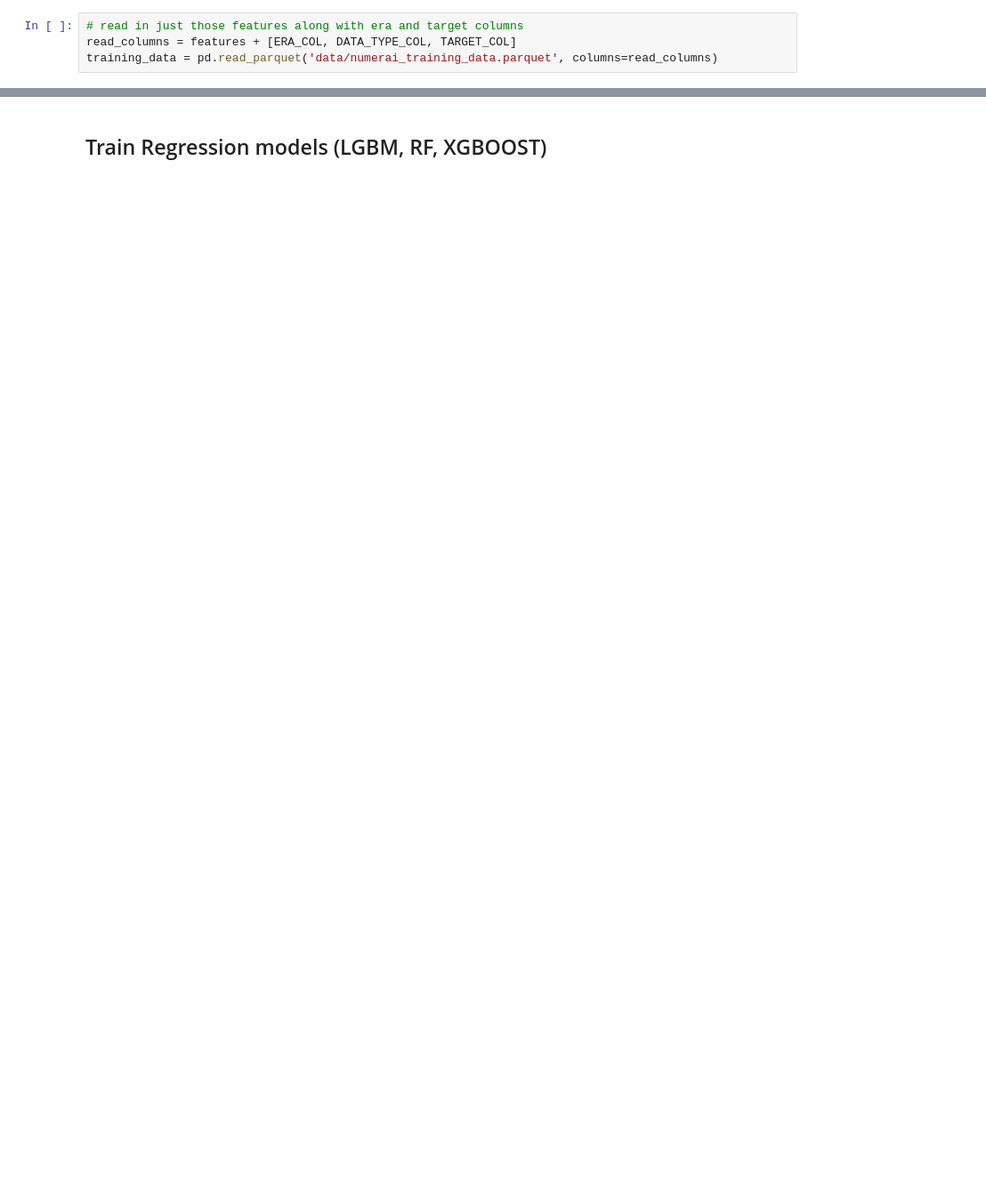
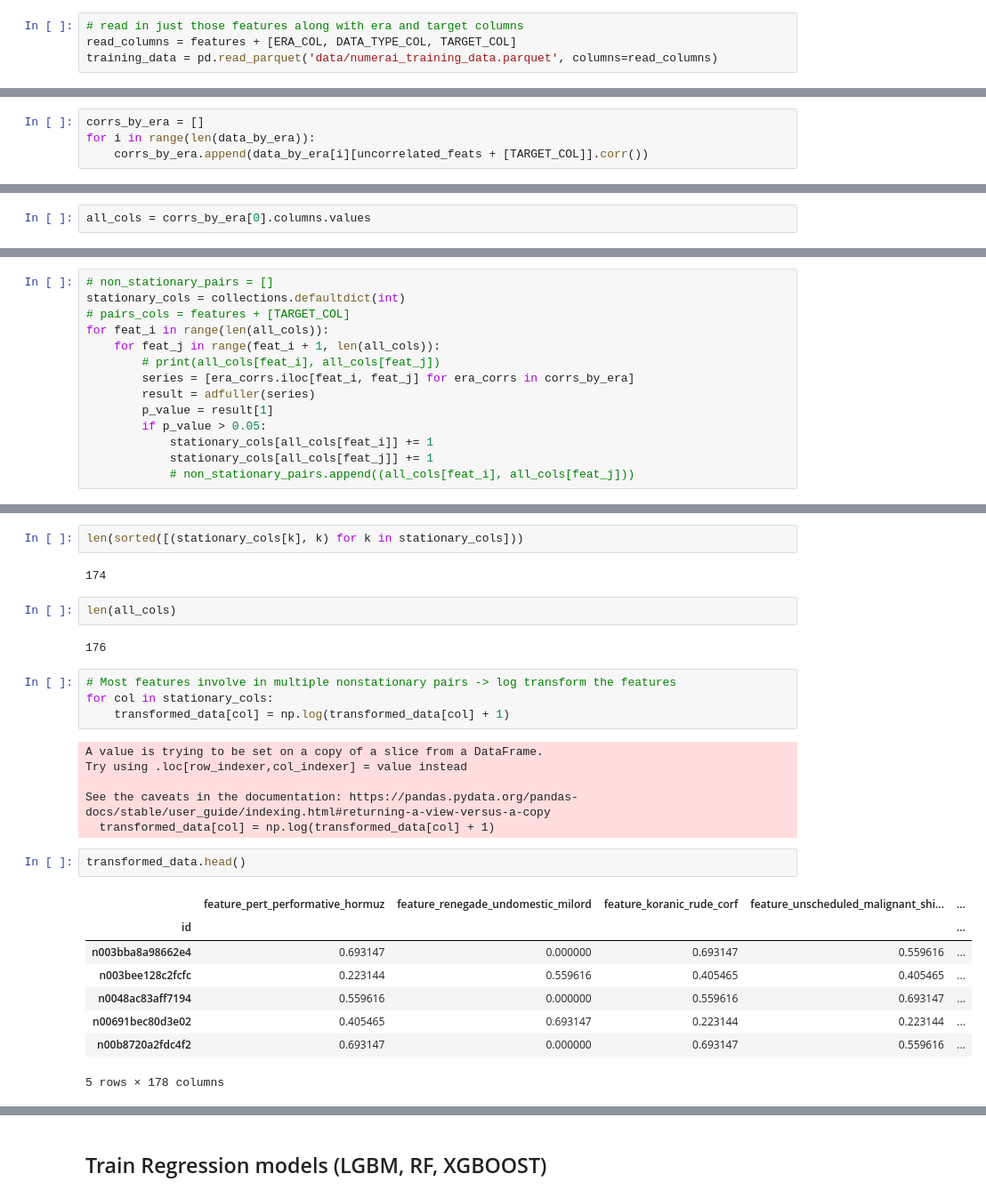
Before and after one commit to kcwanglucky/numerai, a Jupyter notebook: train.ipynb, the cells around one changed output, grey strips where cells are left out. Shown at 89% size. Saved outputs shown, nothing was run; the diff lists cells and outputs as text; blank space fills up the shorter version.

```diff
--- a/train.ipynb
+++ b/train.ipynb
@@ -116,0 +184,4 @@ model_config = training_configs["MODEL_CONFIG"]
+# %%
+corrs_by_era = []
+for i in range(len(data_by_era)):
+    corrs_by_era.append(data_by_era[i][uncorrelated_feats + [TARGET_COL]].corr())
@@ -116,0 +192,2 @@ model_config = training_configs["MODEL_CONFIG"]
+# %%
+all_cols = corrs_by_era[0].columns.values
@@ -116,0 +198,14 @@ model_config = training_configs["MODEL_CONFIG"]
+# %%
+# non_stationary_pairs = []
+stationary_cols = collections.defaultdict(int)
+# pairs_cols = features + [TARGET_COL]
+for feat_i in range(len(all_cols)):
+    for feat_j in range(feat_i + 1, len(all_cols)):
+        # print(all_cols[feat_i], all_cols[feat_j])
+        series = [era_corrs.iloc[feat_i, feat_j] for era_corrs in corrs_by_era]
+        result = adfuller(series)
+        p_value = result[1]
+        if p_value > 0.05:
+            stationary_cols[all_cols[feat_i]] += 1
+            stationary_cols[all_cols[feat_j]] += 1
+            # non_stationary_pairs.append((all_cols[feat_i], all_cols[feat_j]))
@@ -116,0 +233,29 @@ model_config = training_configs["MODEL_CONFIG"]
+# %%
+len(sorted([(stationary_cols[k], k) for k in stationary_cols]))
+# %% [output]
+174
+# %%
+len(all_cols)
+# %% [output]
+176
+# %%
+# Most features involve in multiple nonstationary pairs -> log transform the features
+for col in stationary_cols:
+    transformed_data[col] = np.log(transformed_data[col] + 1)
+# %% [output]
+A value is trying to be set on a copy of a slice from a DataFrame.
+Try using .loc[row_indexer,col_indexer] = value instead
+
+See the caveats in the documentation: https://pandas.pydata.org/pandas-docs/stable/user_guide/indexing.html#returning-a-view-versus-a-copy
+  transformed_data[col] = np.log(transformed_data[col] + 1)
+# %%
+transformed_data.head()
+# %% [output]
+|  | feature_pert_performative_hormuz | feature_renegade_undomestic_milord | feature_koranic_rude_corf | feature_unscheduled_malignant_shi... | ... |
+| id |  |  |  |  | ... |
+| n003bba8a98662e4 | 0.693147 | 0.000000 | 0.693147 | 0.559616 | ... |
+| n003bee128c2fcfc | 0.223144 | 0.559616 | 0.405465 | 0.405465 | ... |
+| n0048ac83aff7194 | 0.559616 | 0.000000 | 0.559616 | 0.693147 | ... |
+| n00691bec80d3e02 | 0.405465 | 0.693147 | 0.223144 | 0.223144 | ... |
+| n00b8720a2fdc4f2 | 0.693147 | 0.000000 | 0.693147 | 0.559616 | ... |
+5 rows × 178 columns
```
Also changed, not shown: parts of 37 cells of this notebook.
